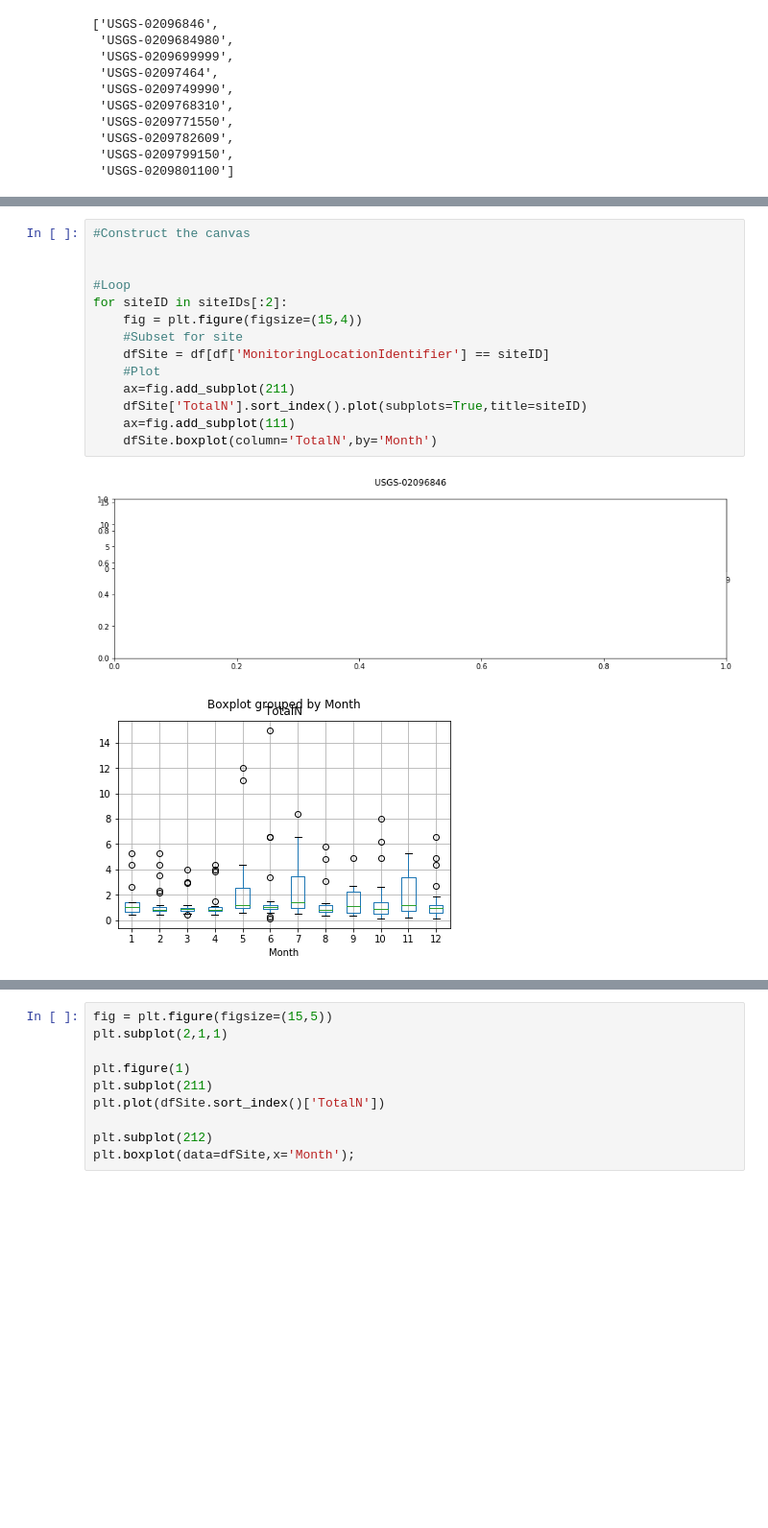
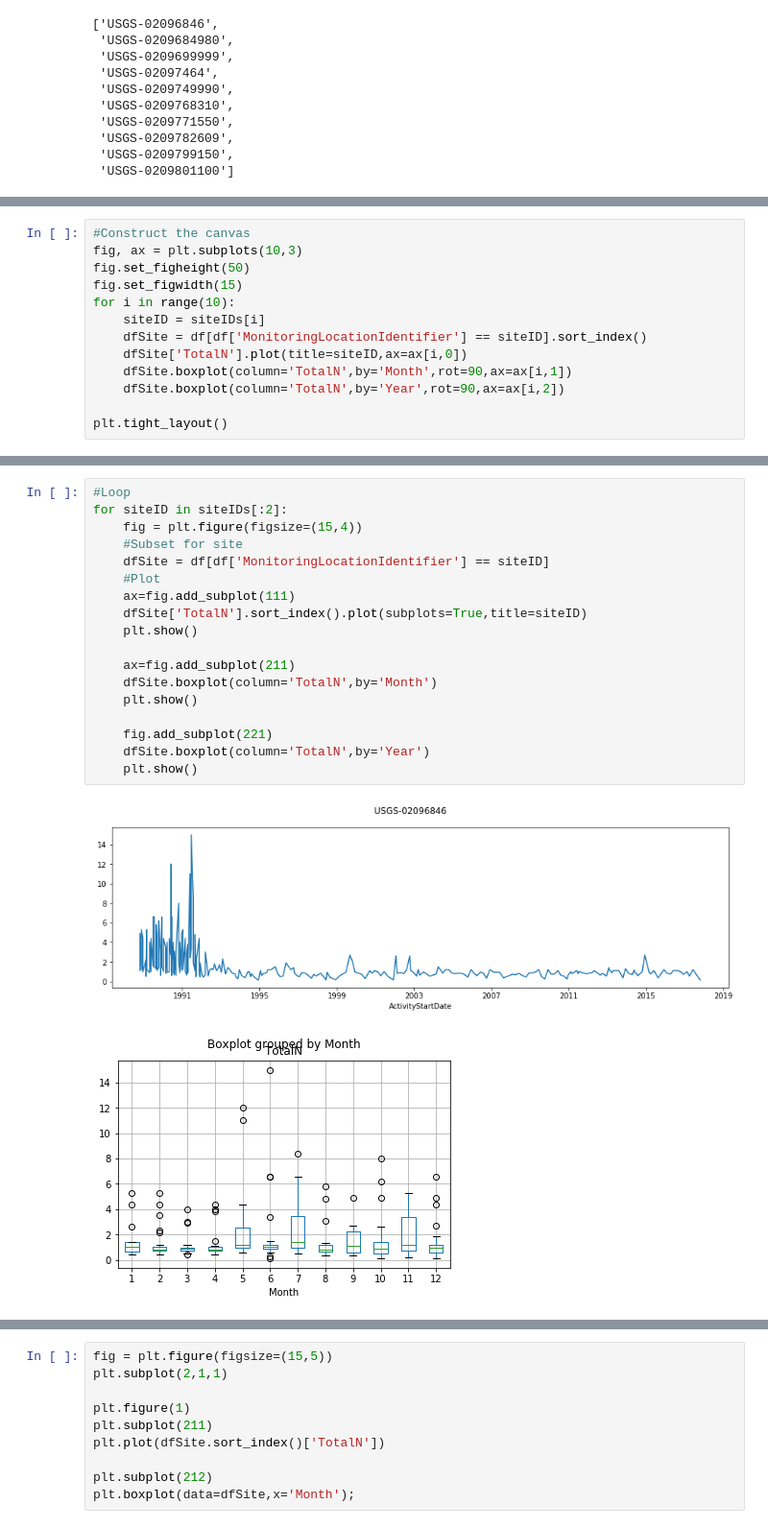
Before and after one commit to johnpfay/Water-Data-Bootcamp, a Jupyter notebook: 3_WaterQuality/python/Datavis2.ipynb, the cells around one changed output, grey strips where cells are left out. Shown at 96% size. Saved outputs shown, nothing was run; the diff lists cells and outputs as text; blank space fills up the shorter version.

```diff
--- a/3_WaterQuality/python/Datavis2.ipynb
+++ b/3_WaterQuality/python/Datavis2.ipynb
@@ -36,0 +61,13 @@ siteIDs
+# %%
+#Construct the canvas
+fig, ax = plt.subplots(10,3)
+fig.set_figheight(50)
+fig.set_figwidth(15)
+for i in range(10):
+    siteID = siteIDs[i]
+    dfSite = df[df['MonitoringLocationIdentifier'] == siteID].sort_index()
+    dfSite['TotalN'].plot(title=siteID,ax=ax[i,0])
+    dfSite.boxplot(column='TotalN',by='Month',rot=90,ax=ax[i,1])
+    dfSite.boxplot(column='TotalN',by='Year',rot=90,ax=ax[i,2])
+
+plt.tight_layout()
@@ -37,17 +76,21 @@ siteIDs
 # %%
-#Construct the canvas
-
-
 #Loop
 for siteID in siteIDs[:2]:
     fig = plt.figure(figsize=(15,4))
     #Subset for site
     dfSite = df[df['MonitoringLocationIdentifier'] == siteID]
     #Plot
+    ax=fig.add_subplot(111)
+    dfSite['TotalN'].sort_index().plot(subplots=True,title=siteID)
+    plt.show()
+
     ax=fig.add_subplot(211)
-    dfSite['TotalN'].sort_index().plot(subplots=True,title=siteID)
-    ax=fig.add_subplot(111)
     dfSite.boxplot(column='TotalN',by='Month')
+    plt.show()
+
+    fig.add_subplot(221)
+    dfSite.boxplot(column='TotalN',by='Year')
+    plt.show()
 # %% [output]
-[figure, old version]
+[figure, new version]
 [figure]
```
Also changed, not shown: parts of 3 cells of this notebook, 1 other file.
